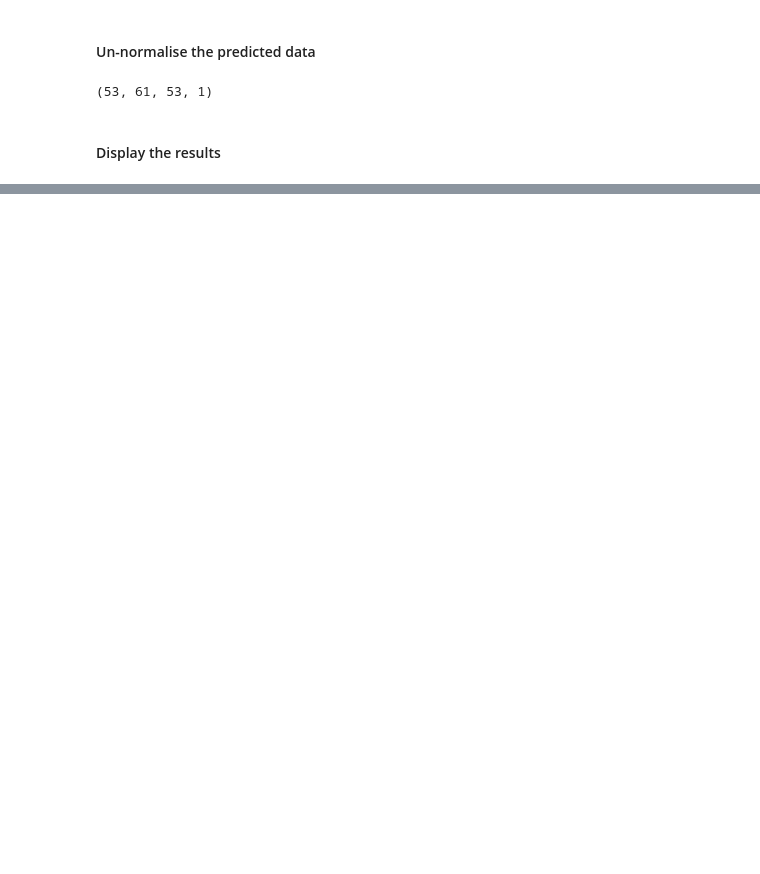
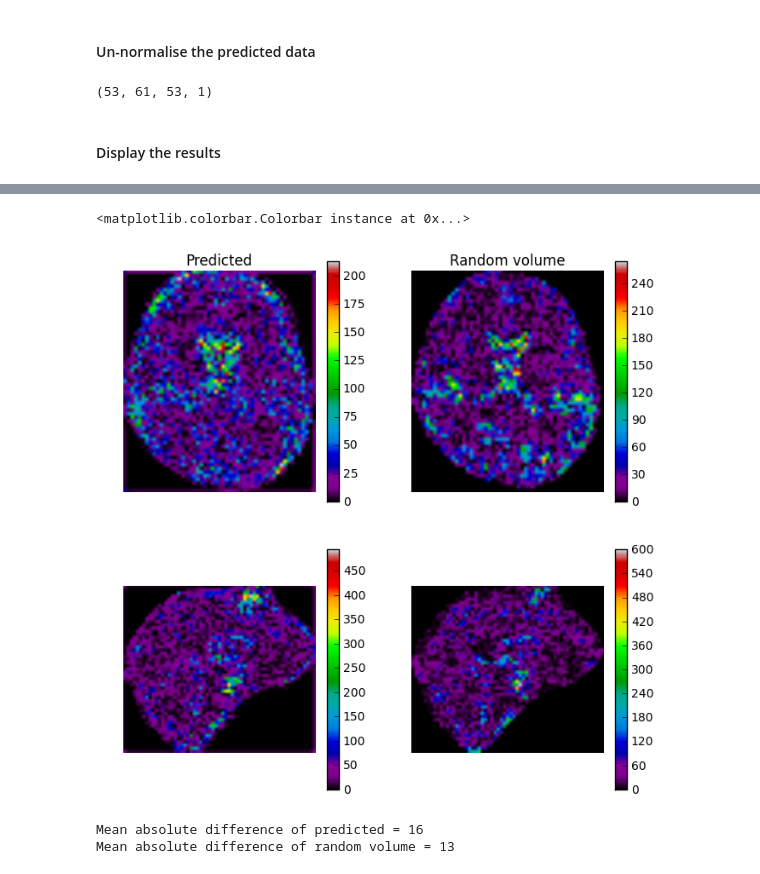
Before and after one commit to shivamdhall/MRIDataHarmonisation, a Jupyter notebook: Development/DIPY_NIBABEL.ipynb, the cells around one changed output, grey strips where cells are left out. Cells and saved outputs as stored; diff of their text form; code cells hidden in the pictures; blank space fills up the shorter version.

```diff
--- a/Development/DIPY_NIBABEL.ipynb
+++ b/Development/DIPY_NIBABEL.ipynb
@@ -801,0 +829,34 @@ plt.imshow(S0sScan1[:, :, 30, 11].T, cmap='gray', origin='lower')
+# %%
+plt.figure
+plt.figure(figsize=(8,8))
+
+plt.subplot(2,2,1).set_axis_off()
+plt.imshow(difference[:, :, 34].T, origin='lower')
+plt.set_cmap('nipy_spectral')
+plt.title("Predicted")
+plt.colorbar()
+
+plt.subplot(2,2,2).set_axis_off()
+plt.imshow(difference_actual[:, :, 34].T, origin='lower')
+plt.set_cmap('nipy_spectral')
+plt.title("Random volume")
+plt.colorbar()
+
+plt.subplot(2,2,3).set_axis_off()
+plt.imshow(difference[25, :, :].T, origin='lower')
+plt.set_cmap('nipy_spectral')
+plt.colorbar()
+
+plt.subplot(2,2,4).set_axis_off()
+plt.imshow(difference_actual[25, :, :].T, origin='lower')
+plt.set_cmap('nipy_spectral')
+plt.colorbar()
+# %% [output]
+<matplotlib.colorbar.Colorbar instance at 0x...>
+[figure, added]
+# %%
+print ('Mean absolute difference of predicted = %d' % np.mean(difference))
+print ('Mean absolute difference of random volume = %d' % np.mean(difference_actual))
+# %% [output]
+Mean absolute difference of predicted = 16
+Mean absolute difference of random volume = 13
```
Also changed, not shown: parts of 11 cells of this notebook.
